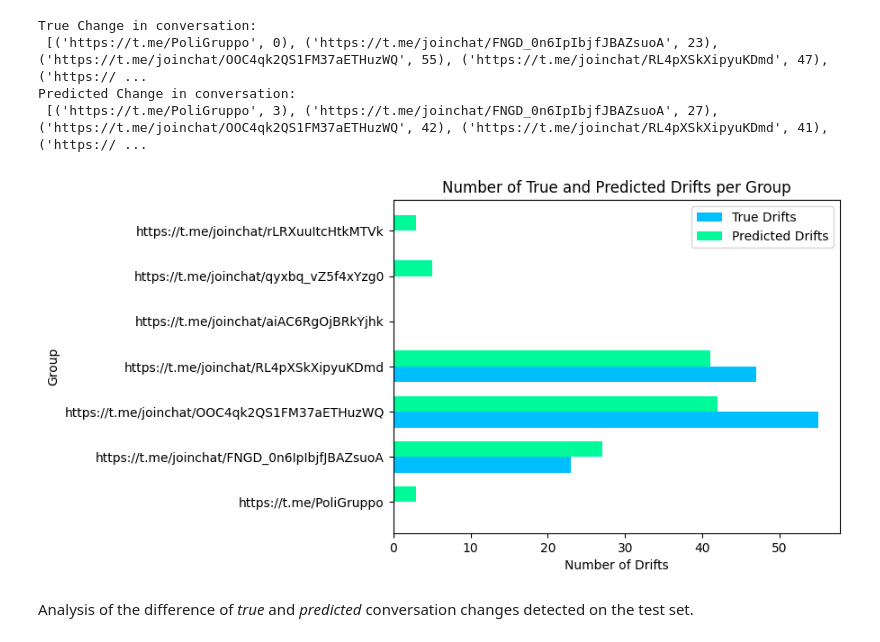
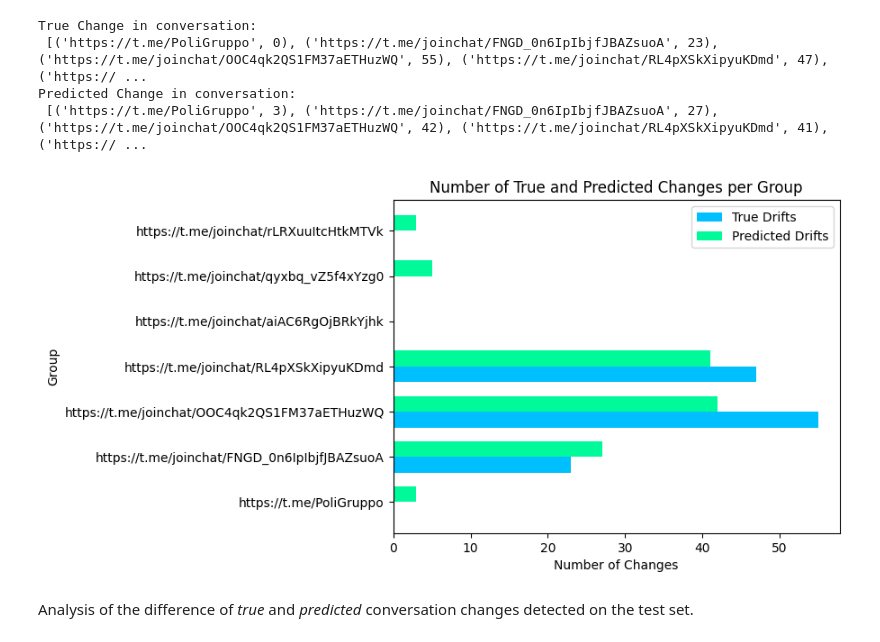
Before and after one commit to amirmosio/telegram-event-detection, a Jupyter notebook: data_analysis/result_analysis.ipynb, the cells around one changed output. Drawn from its saved outputs; the diff is of its cells as text; code cells hidden in the pictures.

```diff
--- a/data_analysis/result_analysis.ipynb
+++ b/data_analysis/result_analysis.ipynb
@@ -123,7 +123,7 @@ ax.figure.tight_layout()
 # %% [markdown]
 Compare frequency of *true* and *predicted* changes in conversations detected by RandomForest on the test set.
 # %%
-X_test = pd.read_csv('X_test_w_groups.csv')
+X_test = pd.read_csv('X_test_w_group.csv')
 test = pd.merge(X_test, y_test, on = 'Unnamed: 0', how = 'inner')
 test['y_pred'] = y_pred
 df = test.rename(columns = {'label': 'y_test'})
@@ -130,10 +134,27 @@ df = test.rename(columns = {'label': 'y_test'})
 # %%
 grouped = df.groupby('group')
 true_drifts, predicted_drifts, diff = [], [], []
+true_no_change, predicted_no_change, diff_no_change = [], [], []
+group_counts = []
+
 for name, group in grouped:
   true = (group['y_test'] == 1).sum()
   pred = (group['y_pred'] == 1).sum()
   d = true - pred
+
+  true_no = (group['y_test'] == 0).sum()
+  pred_no = (group['y_pred'] == 0).sum()
+  d_no = true_no - pred_no
+
+  count = len(group)
+
   true_drifts.append((name, true))
+  true_no_change.append((name, true_no))
+
   predicted_drifts.append((name, pred))
+  predicted_no_change.append((name, pred_no))
+
   diff.append((name, d))
+  diff_no_change.append((name, d_no))
+
+  group_counts.append((name, count))
@@ -148,21 +201,21 @@ Predicted Change in conversation:
 # %%
 true_counts = [count for _, count in true_drifts]
 predicted_counts = [count for _, count in predicted_drifts]
 group_names = [group_name for group_name, _ in true_drifts]
 
 bar_width = 0.35
 index = np.arange(len(group_names))
 plt.barh(index, true_counts, bar_width, label='True Drifts', color='#00BFFF')
 plt.barh(index + bar_width, predicted_counts, bar_width, label='Predicted Drifts', color='#00FA9A')
 
-plt.xlabel('Number of Drifts')
+plt.xlabel('Number of Changes')
 plt.ylabel('Group')
-plt.title('Number of True and Predicted Drifts per Group')
+plt.title('Number of True and Predicted Changes per Group')
 plt.yticks(index + bar_width / 2, group_names)
 plt.legend()
 plt.show()
 # %% [output]
-[figure, old version]
+[figure, new version]
 # %% [markdown]
 Analysis of the difference of *true* and *predicted* conversation changes detected on the test set.
 # %%
```
Also changed, not shown: parts of 18 cells of this notebook.
